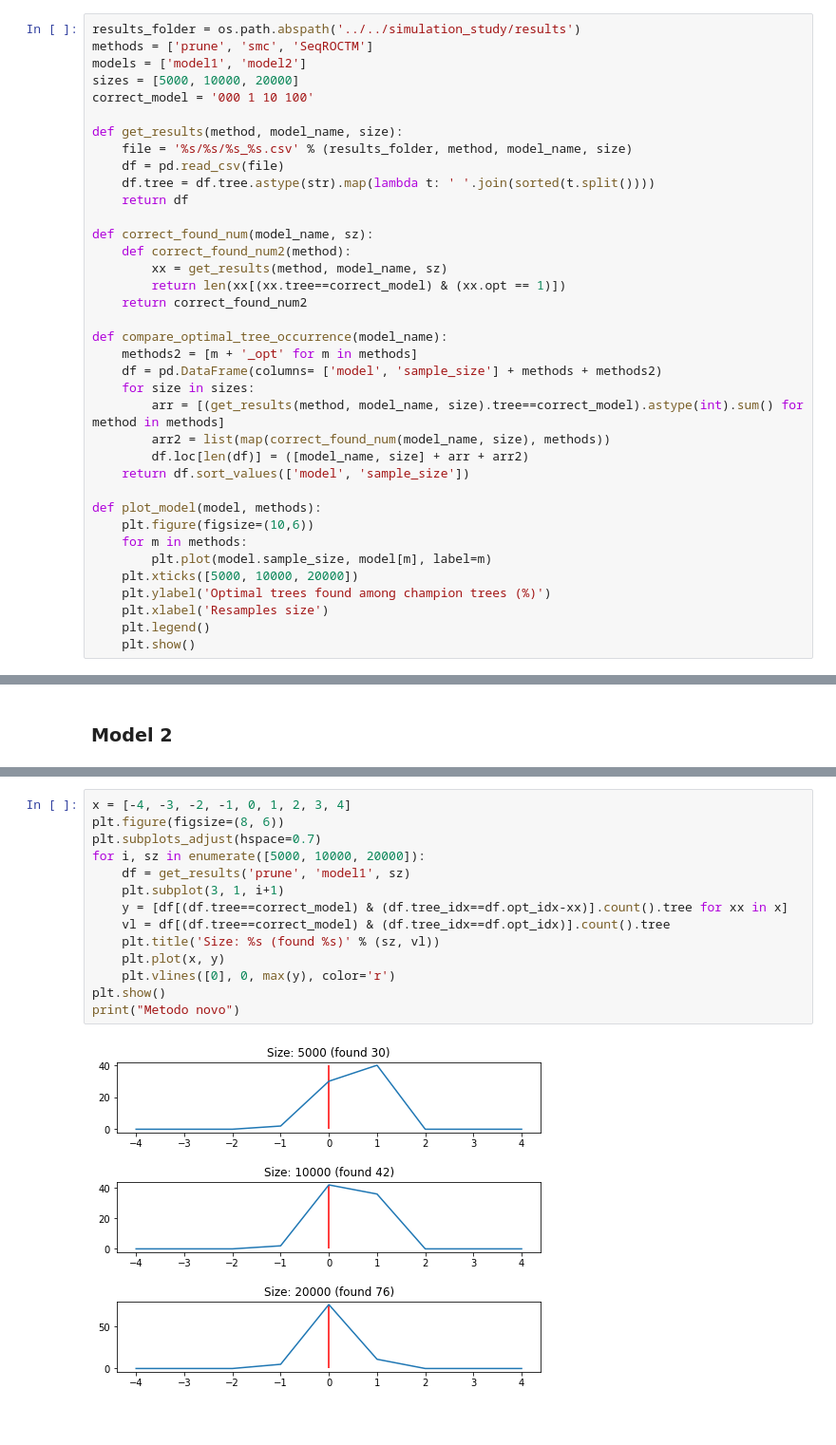
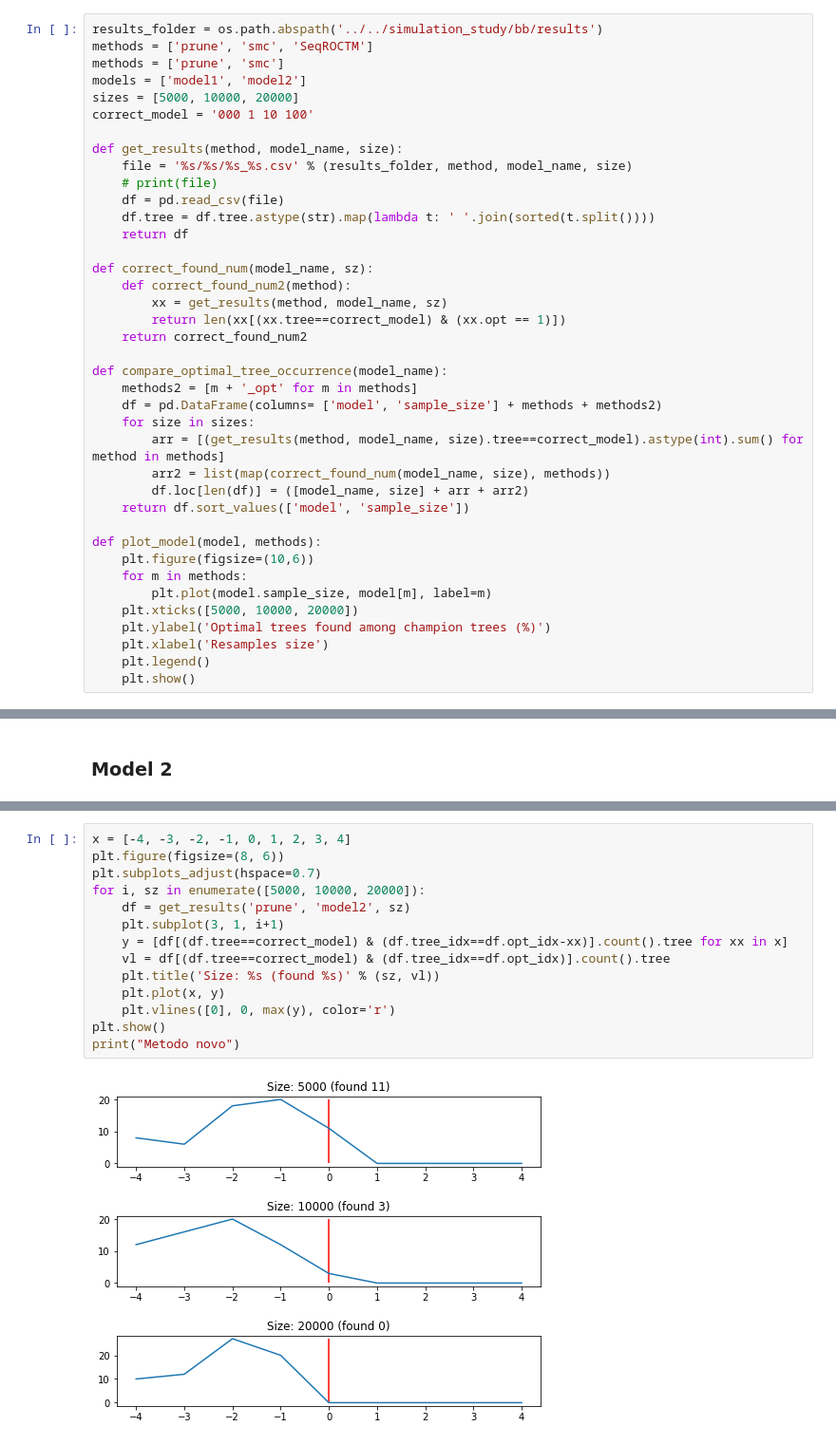
Before and after one commit to neuromat/smallest_maximizer_criterion, a Jupyter notebook: examples/notebooks/simulations/Comparison - Optimal tree occurrence 2.ipynb, the cells around one changed output, grey strips where cells are left out. Shown at 95% size. Saved outputs shown, nothing was run; the diff lists cells and outputs as text.

```diff
--- a/examples/notebooks/simulations/Comparison - Optimal tree occurrence 2.ipynb
+++ b/examples/notebooks/simulations/Comparison - Optimal tree occurrence 2.ipynb
@@ -15,14 +15,16 @@ from g4l.data import Sample
 # %% [markdown]
 ## Comparing the ocurrence of optimal tree among estimated champion trees
 # %%
-results_folder = os.path.abspath('../../simulation_study/results')
+results_folder = os.path.abspath('../../simulation_study/bb/results')
 methods = ['prune', 'smc', 'SeqROCTM']
+methods = ['prune', 'smc']
 models = ['model1', 'model2']
 sizes = [5000, 10000, 20000]
 correct_model = '000 1 10 100'
 
 def get_results(method, model_name, size):
     file = '%s/%s/%s_%s.csv' % (results_folder, method, model_name, size)
+    # print(file)
     df = pd.read_csv(file)
     df.tree = df.tree.astype(str).map(lambda t: ' '.join(sorted(t.split())))
     return df
@@ -101,17 +110,17 @@ Metodo novo
 # %%
 x = [-4, -3, -2, -1, 0, 1, 2, 3, 4]
 plt.figure(figsize=(8, 6))
 plt.subplots_adjust(hspace=0.7)
 for i, sz in enumerate([5000, 10000, 20000]):
-    df = get_results('prune', 'model1', sz)
+    df = get_results('prune', 'model2', sz)
     plt.subplot(3, 1, i+1)
     y = [df[(df.tree==correct_model) & (df.tree_idx==df.opt_idx-xx)].count().tree for xx in x]
     vl = df[(df.tree==correct_model) & (df.tree_idx==df.opt_idx)].count().tree
     plt.title('Size: %s (found %s)' % (sz, vl))
     plt.plot(x, y)
     plt.vlines([0], 0, max(y), color='r')
 plt.show()
 print("Metodo novo")
 # %% [output]
-[figure, old version]
+[figure, new version]
 Metodo novo
```
Also changed, not shown: parts of 7 cells of this notebook, 17 other files.
